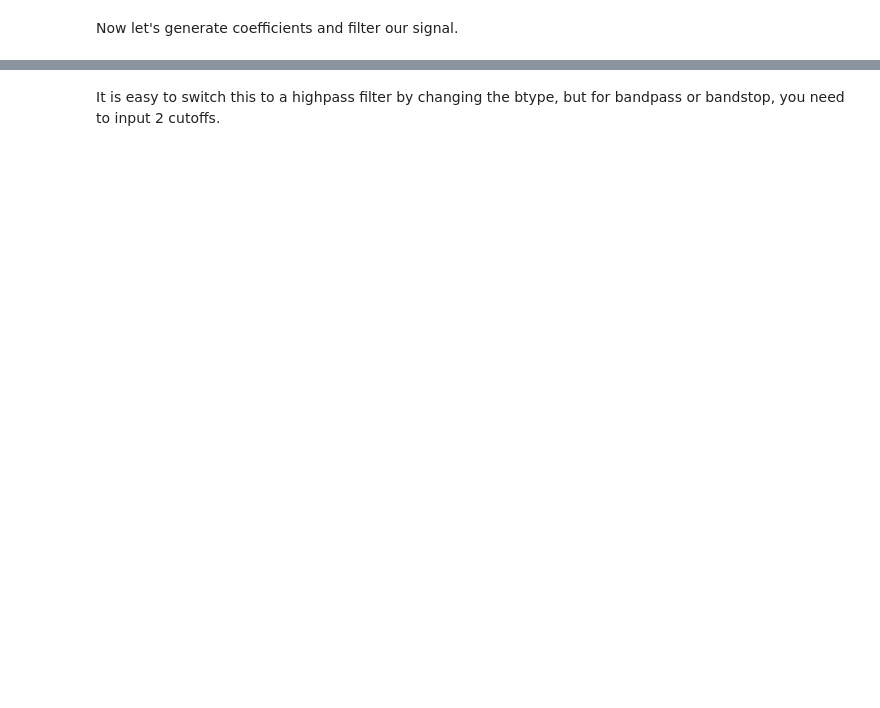
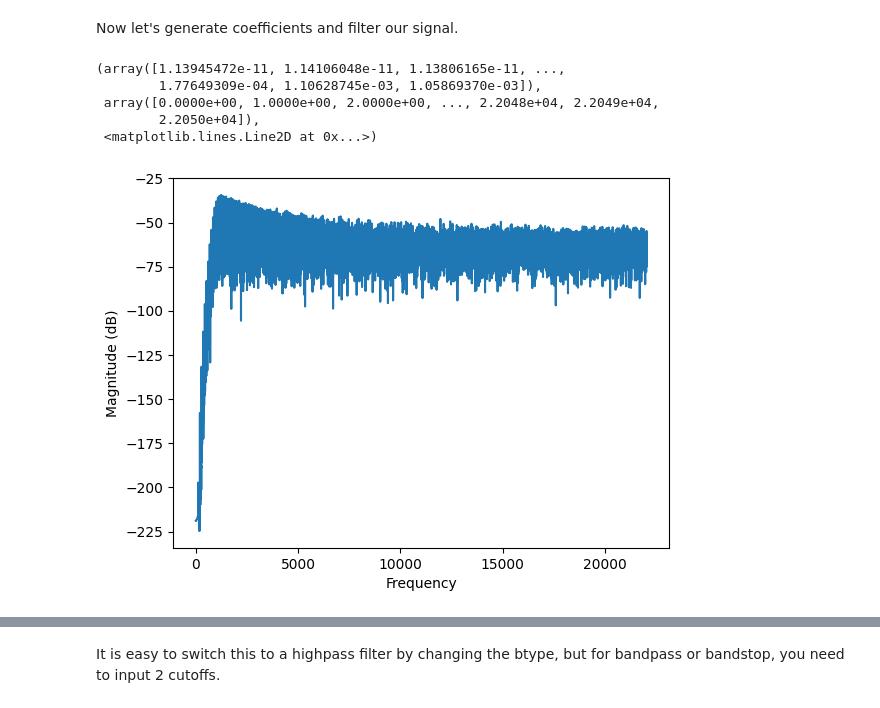
Before and after one commit to adityarpawar1902/AudioTechII, a Jupyter notebook: Lectures-Blank/Lesson08_DelayAndFilters.ipynb, the cells around one changed output, grey strips where cells are left out. Drawn from its saved outputs; the diff is of its cells as text; code cells hidden in the pictures; blank space fills up the shorter version.

```diff
--- a/Lectures-Blank/Lesson08_DelayAndFilters.ipynb
+++ b/Lectures-Blank/Lesson08_DelayAndFilters.ipynb
@@ -162,2 +183,17 @@ Here is the magnitude spectrum for the noise and signal separately. Notice that
 # %% [markdown]
 Now let's generate coefficients and filter our signal.
+# %%
+cutoff = 1000
+order = 5
+
+(b, a) = butter(order, cutoff, btype='highpass', fs=fs)
+y = filtfilt(b, a, (signal + noise))
+
+plt.magnitude_spectrum(y, N, scale='dB')
+# %% [output]
+(array([1.13945472e-11, 1.14106048e-11, 1.13806165e-11, ...,
+        1.77649309e-04, 1.10628745e-03, 1.05869370e-03]),
+ array([0.0000e+00, 1.0000e+00, 2.0000e+00, ..., 2.2048e+04, 2.2049e+04,
+        2.2050e+04]),
+ <matplotlib.lines.Line2D at 0x...>)
+[figure, added]
```
Also changed, not shown: parts of 11 cells of this notebook.
